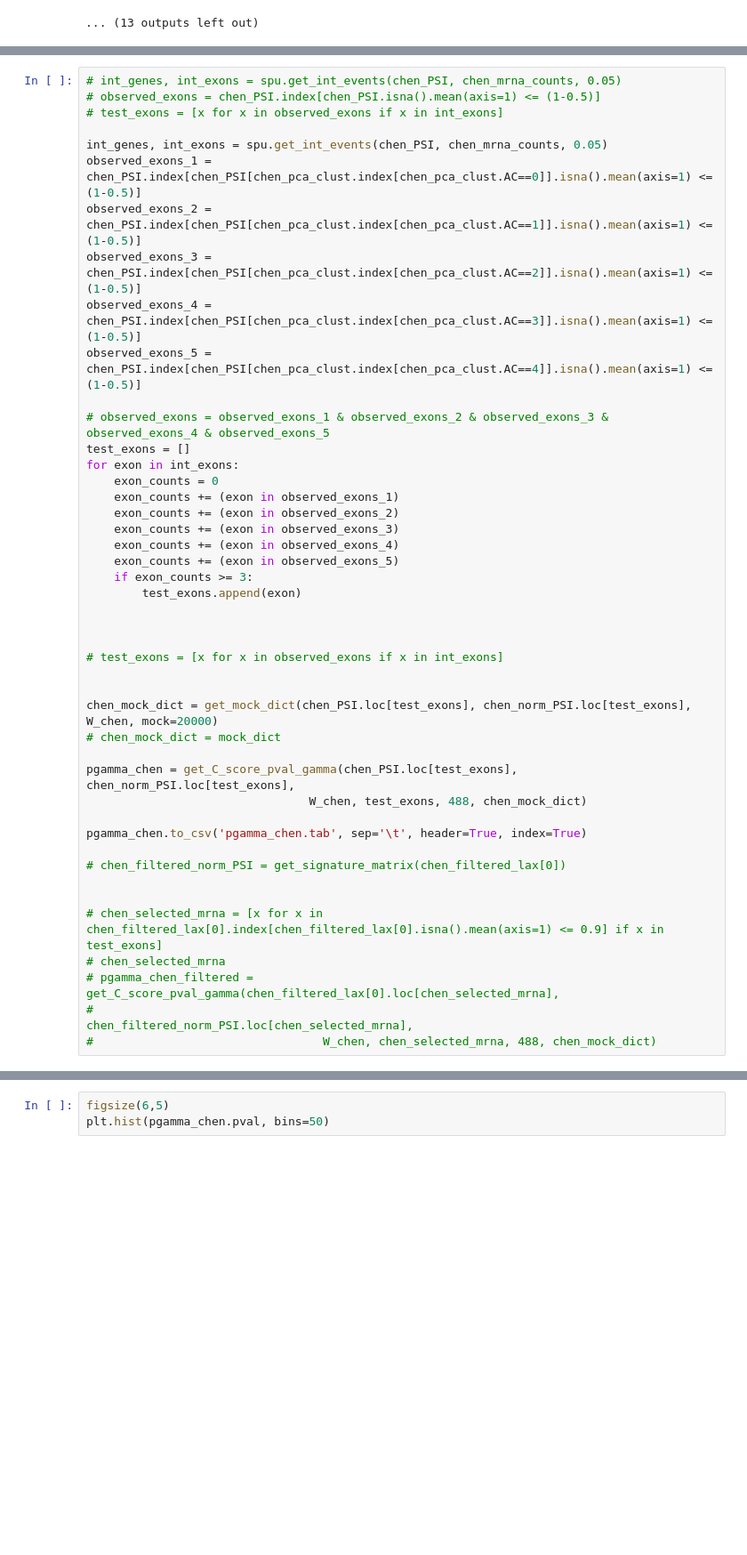
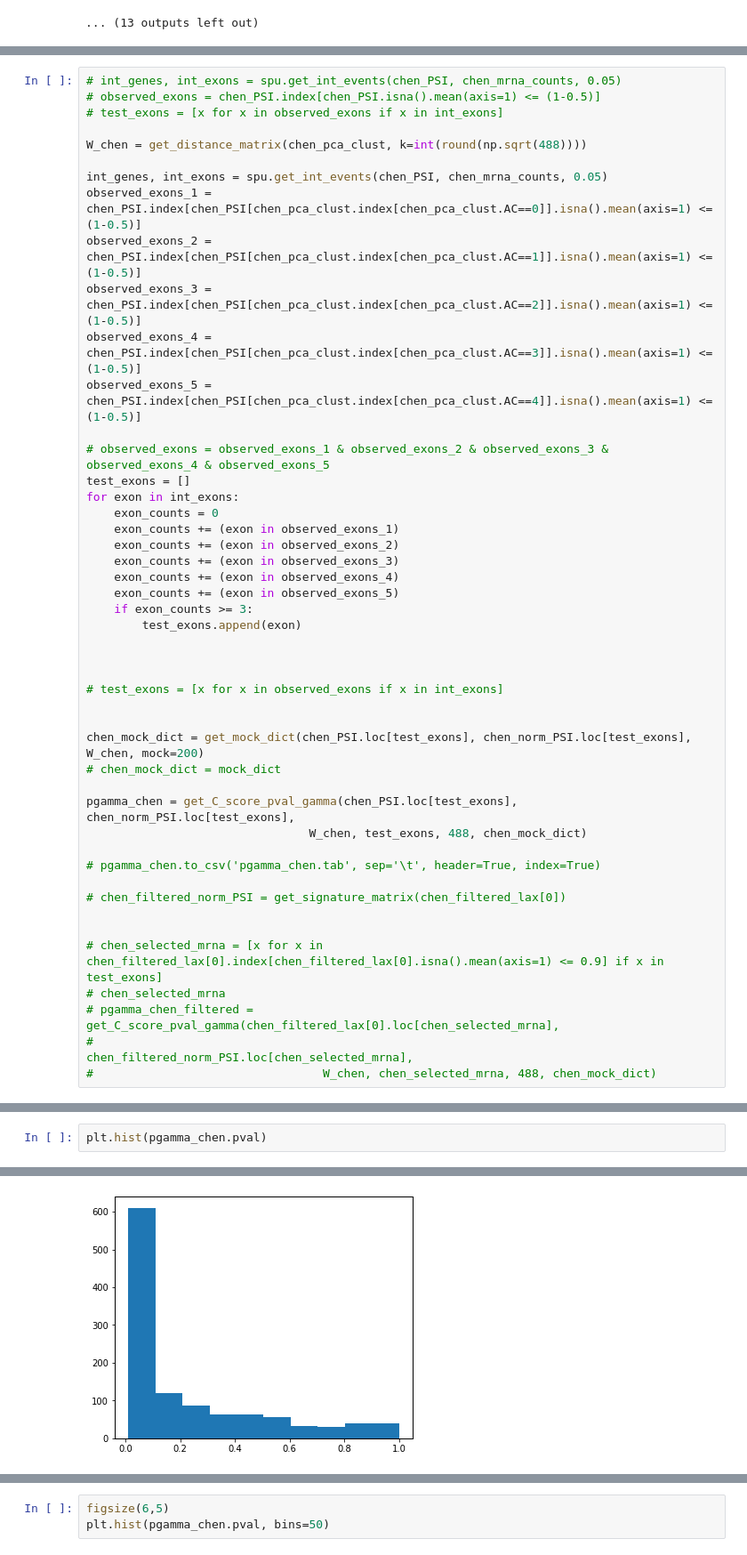
Before and after one commit to lareaulab/sc_binary_splicing, a Jupyter notebook: results/data_analysis/autocorrelation.ipynb, the cells around one changed output, grey strips where cells are left out. Shown at 89% size. Cells and saved outputs as stored; diff of their text form; blank space fills up the shorter version.

Commit message:
autocor test

```diff
--- a/results/data_analysis/autocorrelation.ipynb
+++ b/results/data_analysis/autocorrelation.ipynb
@@ -2119,6 +2119,8 @@ def get_C_score_pval_gamma(PSI_tab, norm_PSI, Ws, exon_list, total_cells, mock_d
 # int_genes, int_exons = spu.get_int_events(chen_PSI, chen_mrna_counts, 0.05)
 # observed_exons = chen_PSI.index[chen_PSI.isna().mean(axis=1) <= (1-0.5)]
 # test_exons = [x for x in observed_exons if x in int_exons]
+
+W_chen = get_distance_matrix(chen_pca_clust, k=int(round(np.sqrt(488))))
 
 int_genes, int_exons = spu.get_int_events(chen_PSI, chen_mrna_counts, 0.05)
 observed_exons_1 = chen_PSI.index[chen_PSI[chen_pca_clust.index[chen_pca_clust.AC==0]].isna().mean(axis=1) <= (1-0.5)]
@@ -2144,13 +2146,13 @@ for exon in int_exons:
 # test_exons = [x for x in observed_exons if x in int_exons]
 
 
-chen_mock_dict = get_mock_dict(chen_PSI.loc[test_exons], chen_norm_PSI.loc[test_exons], W_chen, mock=20000)
+chen_mock_dict = get_mock_dict(chen_PSI.loc[test_exons], chen_norm_PSI.loc[test_exons], W_chen, mock=200)
 # chen_mock_dict = mock_dict
 
 pgamma_chen = get_C_score_pval_gamma(chen_PSI.loc[test_exons], chen_norm_PSI.loc[test_exons],
                                 W_chen, test_exons, 488, chen_mock_dict)
 
-pgamma_chen.to_csv('pgamma_chen.tab', sep='\t', header=True, index=True)
+# pgamma_chen.to_csv('pgamma_chen.tab', sep='\t', header=True, index=True)
 
 # chen_filtered_norm_PSI = get_signature_matrix(chen_filtered_lax[0])
 
@@ -2217,0 +2215,3 @@ pgamma_chen
+# %%
+plt.hist(pgamma_chen.pval)
+# %% [output]
@@ -2217,0 +2223 @@ pgamma_chen
+[figure, added]
```
Also changed, not shown: parts of 23 cells of this notebook, 1 other file.
